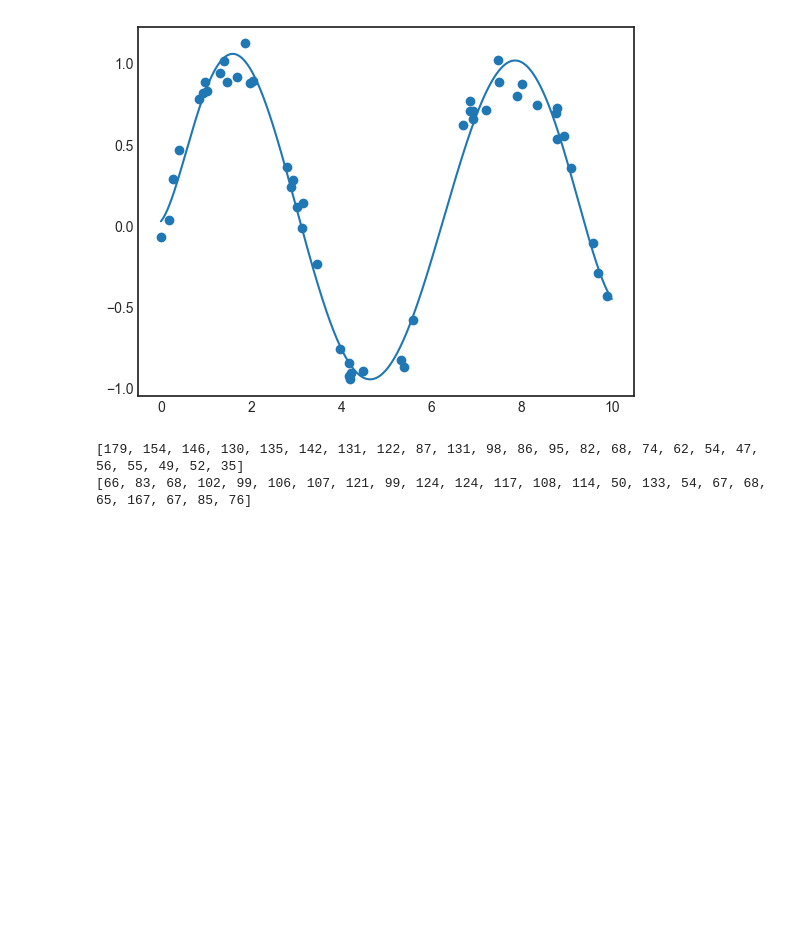
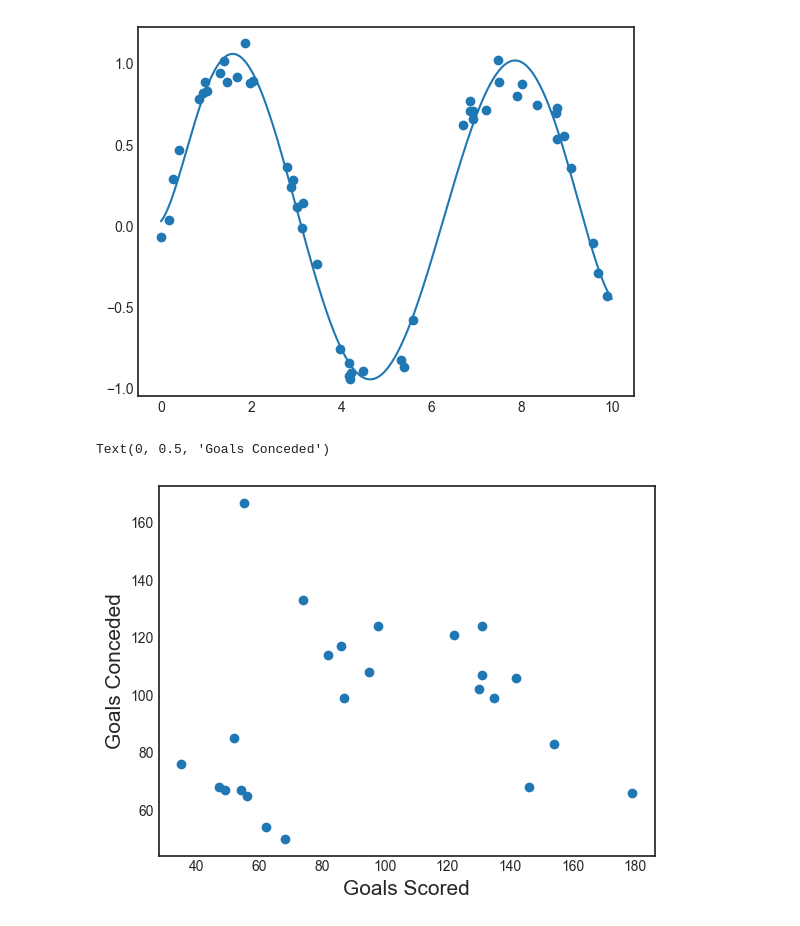
Before and after one commit to KyleKinsella/Data-Science-Machine-Learning-Code, a Jupyter notebook: Linear-Regression-Coding/learningLinearRegression.ipynb, the cells around one changed output. Cells and saved outputs as stored; diff of their text form; code cells hidden in the pictures; blank space fills up the shorter version.

Commit message:
I used plt to scatter my data onto a visual graph and I also have the x and y axis a name for the data

```diff
--- a/Linear-Regression-Coding/learningLinearRegression.ipynb
+++ b/Linear-Regression-Coding/learningLinearRegression.ipynb
@@ -77,14 +77,16 @@ plt.plot(xFit, yFit)
 # %%
 import pandas as pd
 
 file = "PremierLeagueSeason2024.csv"
 read = pd.read_csv(file)
 
 xVal = read["goals_scored"].tolist()
 yVal = read["goals_conceded"].tolist()
 
-print(xVal)
-print(yVal)
+plt.scatter(xVal, yVal)
+
+plt.xlabel("Goals Scored", size=15)
+plt.ylabel("Goals Conceded", size=15)
 # %% [output]
-[179, 154, 146, 130, 135, 142, 131, 122, 87, 131, 98, 86, 95, 82, 68, 74, 62, 54, 47, 56, 55, 49, 52, 35]
-[66, 83, 68, 102, 99, 106, 107, 121, 99, 124, 124, 117, 108, 114, 50, 133, 54, 67, 68, 65, 167, 67, 85, 76]
+Text(0, 0.5, 'Goals Conceded')
+[figure, added]
```
